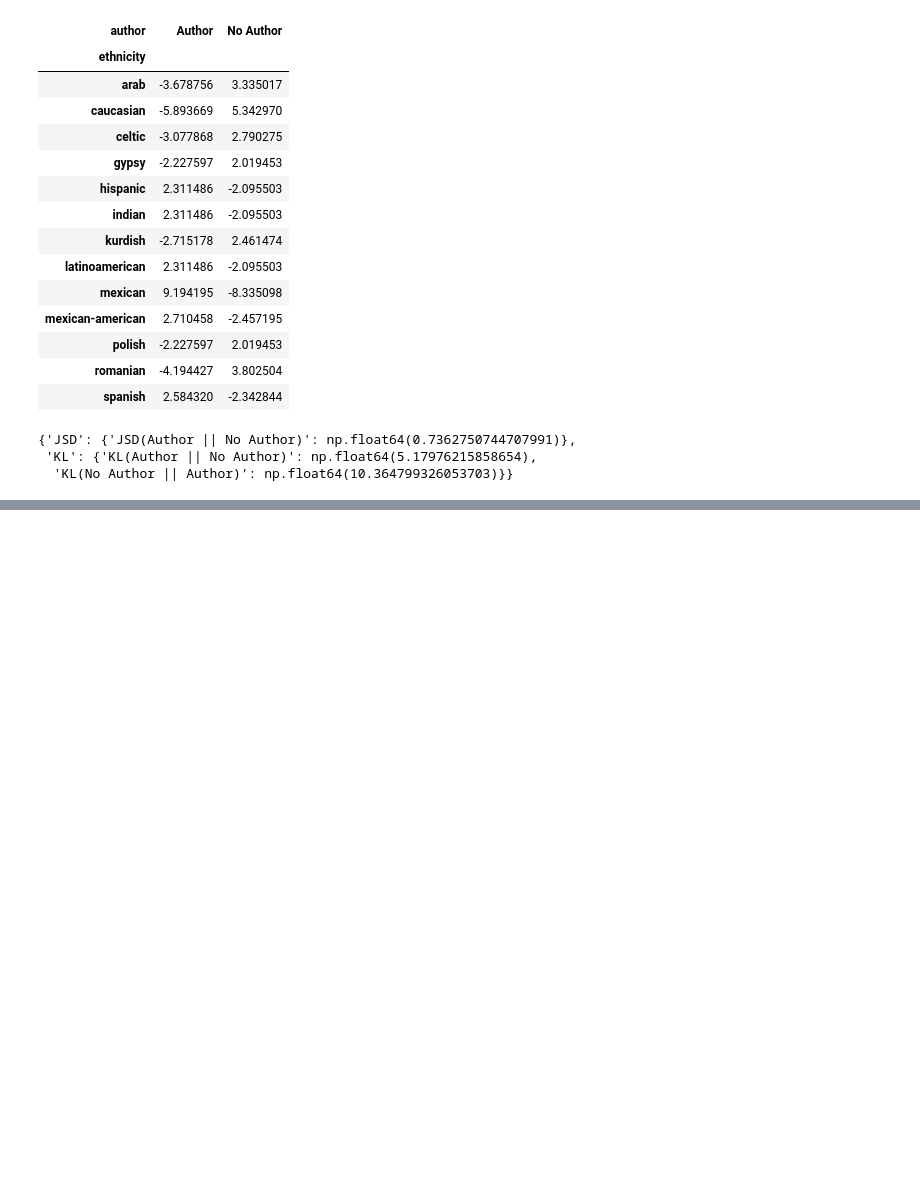
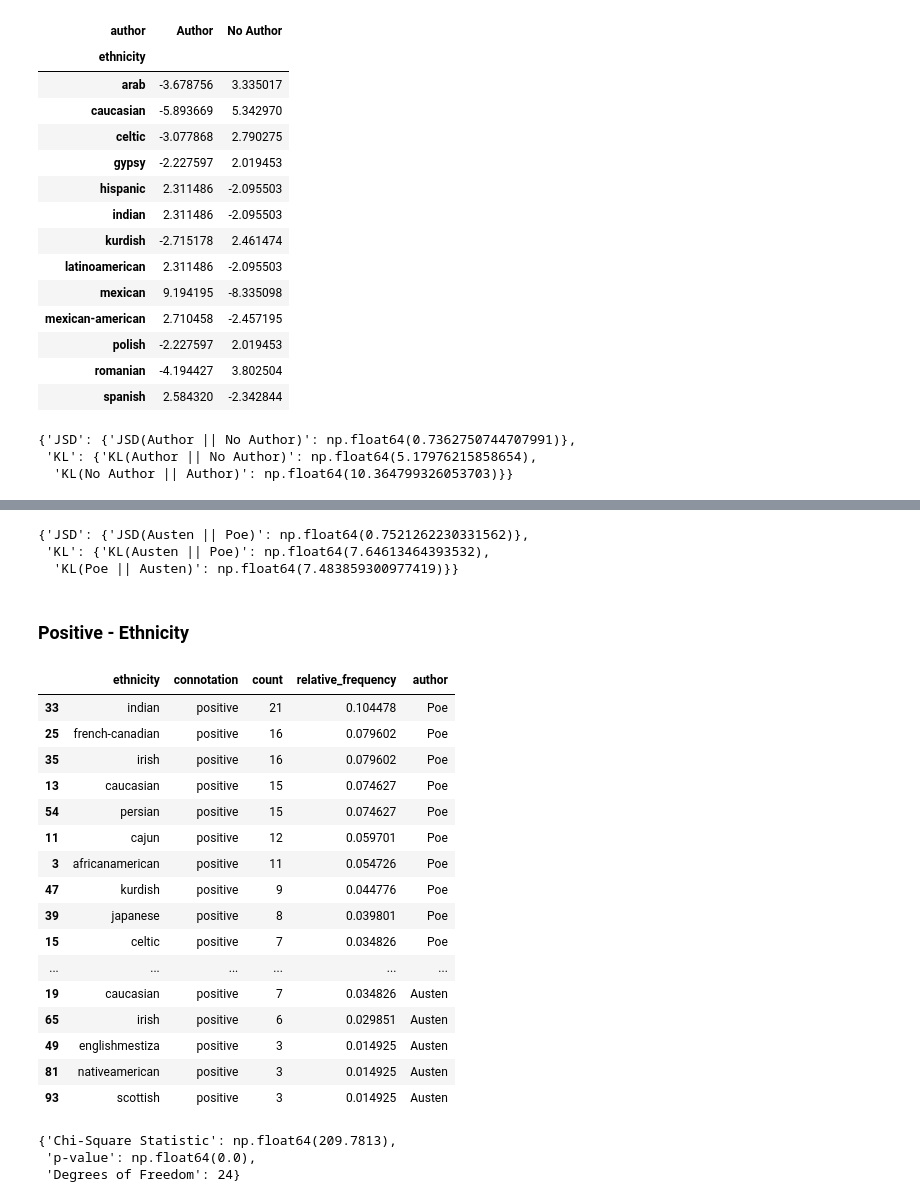
Before and after one commit to edverga/MasterThesis, a Jupyter notebook: thesis_draft.ipynb, the cells around one changed output, grey strips where cells are left out. Drawn from its saved outputs; the diff is of its cells as text; code cells hidden in the pictures; blank space fills up the shorter version.

Commit message:
0.5 (added author vs author in notebook)

```diff
--- a/thesis_draft.ipynb
+++ b/thesis_draft.ipynb
@@ -804,0 +832,7 @@ result
+# %%
+from functions import process_ethnicity_data
+poe = process_ethnicity_data(r'C:\Users\edoar\Documents\Tesi\thesis\csv\Processed_ethnicity_data_poe.csv')
+austen = process_ethnicity_data(r'C:\Users\edoar\Documents\Tesi\thesis\csv\Processed_ethnicity_data_austen.csv')
+# %%
+poe['author'] = 'Poe'
+austen['author'] = 'Austen'
@@ -804,0 +893,44 @@ result
+# %%
+from functions import compute_divergences_authors
+authors = df_grouped["author"].unique()
+df_grouped["relative_frequency"] = df_grouped.groupby("author")["count"].transform(lambda x: x / x.sum())
+result = compute_divergences_authors(df_grouped, authors, index_col='ethnicity')
+result
+# %% [output]
+{'JSD': {'JSD(Austen || Poe)': np.float64(0.7521262230331562)},
+ 'KL': {'KL(Austen || Poe)': np.float64(7.64613464393532),
+  'KL(Poe || Austen)': np.float64(7.483859300977419)}}
+# %% [markdown]
+### Positive - Ethnicity
+# %%
+poe_pos = poe[poe['connotation'] == 'positive']
+austen_pos = austen[austen['connotation'] == 'positive']
+# %%
+df_list = [poe_pos, austen_pos]
+df_concat = pd.concat(df_list)
+df_concat
+# %% [output]
+|  | ethnicity | connotation | count | relative_frequency | author |
+| 33 | indian | positive | 21 | 0.104478 | Poe |
+| 25 | french-canadian | positive | 16 | 0.079602 | Poe |
+| 35 | irish | positive | 16 | 0.079602 | Poe |
+| 13 | caucasian | positive | 15 | 0.074627 | Poe |
+| 54 | persian | positive | 15 | 0.074627 | Poe |
+| 11 | cajun | positive | 12 | 0.059701 | Poe |
+| 3 | africanamerican | positive | 11 | 0.054726 | Poe |
+| 47 | kurdish | positive | 9 | 0.044776 | Poe |
+| 39 | japanese | positive | 8 | 0.039801 | Poe |
+| 15 | celtic | positive | 7 | 0.034826 | Poe |
+| ... | ... | ... | ... | ... | ... |
+| 19 | caucasian | positive | 7 | 0.034826 | Austen |
+| 65 | irish | positive | 6 | 0.029851 | Austen |
+| 49 | englishmestiza | positive | 3 | 0.014925 | Austen |
+| 81 | nativeamerican | positive | 3 | 0.014925 | Austen |
+| 93 | scottish | positive | 3 | 0.014925 | Austen |
+# %%
+result = chi_square_test_authors(df_concat, index_col='ethnicity')
+result
+# %% [output]
+{'Chi-Square Statistic': np.float64(209.7813),
+ 'p-value': np.float64(0.0),
+ 'Degrees of Freedom': 24}
```
Also changed, not shown: parts of 15 cells of this notebook.
